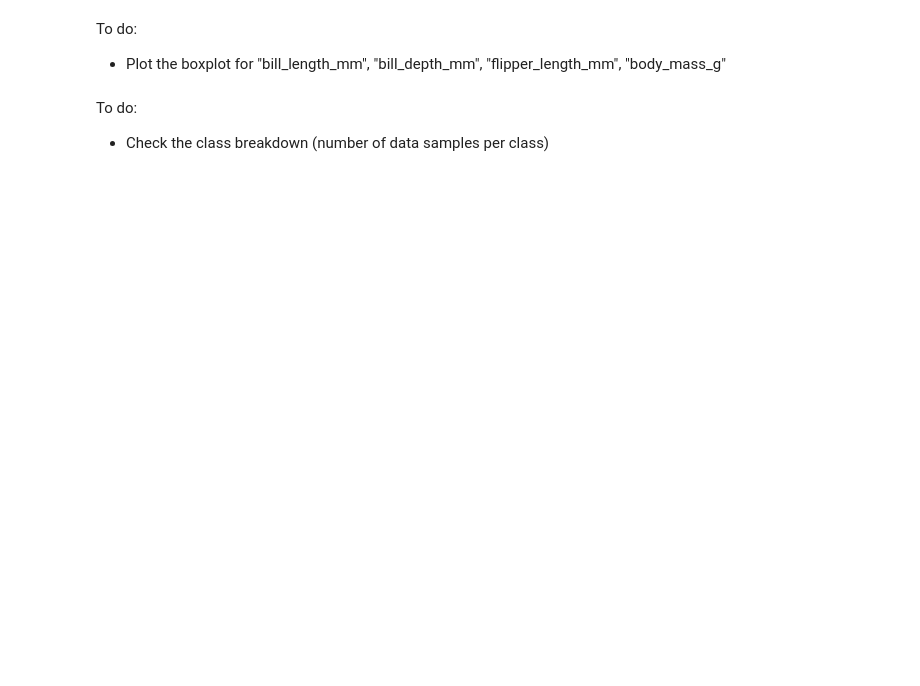
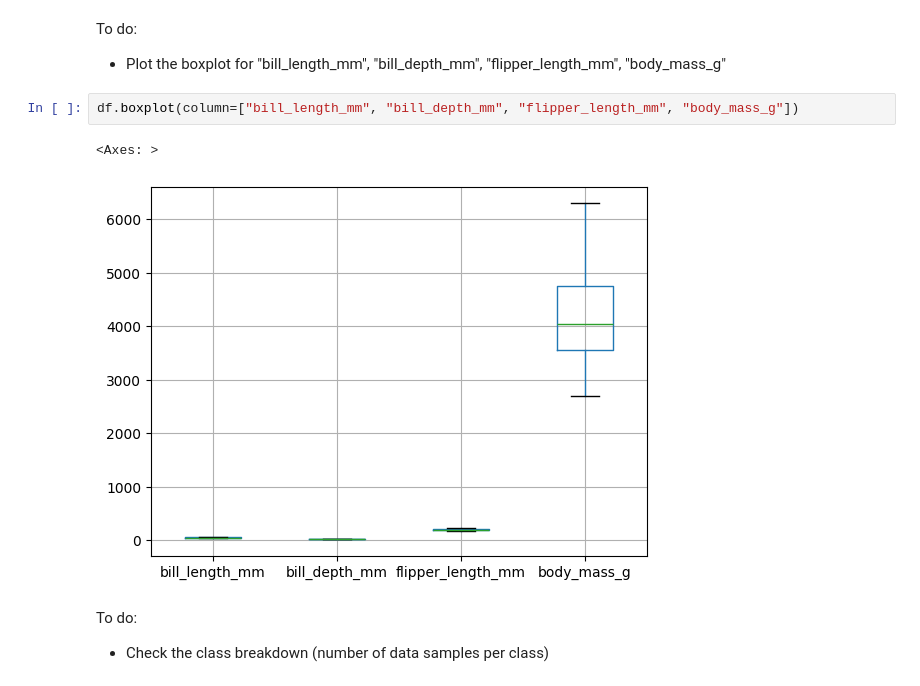
Before and after one commit to wooihaw/k-youth-2603, a Jupyter notebook: Lab_2/Lab_2b.ipynb, the cells around one changed output. Drawn from its saved outputs; the diff is of its cells as text; blank space fills up the shorter version.

```diff
--- a/Lab_2/Lab_2b.ipynb
+++ b/Lab_2/Lab_2b.ipynb
@@ -49,6 +70,11 @@ To do:
 # %% [markdown]
 To do:
 - Plot the boxplot for "bill_length_mm", "bill_depth_mm", "flipper_length_mm", "body_mass_g"
+# %%
+df.boxplot(column=["bill_length_mm", "bill_depth_mm", "flipper_length_mm", "body_mass_g"])
+# %% [output]
+<Axes: >
+[figure, added]
 # %% [markdown]
 To do:
 - Check the class breakdown (number of data samples per class)
```
Also changed, not shown: parts of 16 cells of this notebook, 4 other files.
